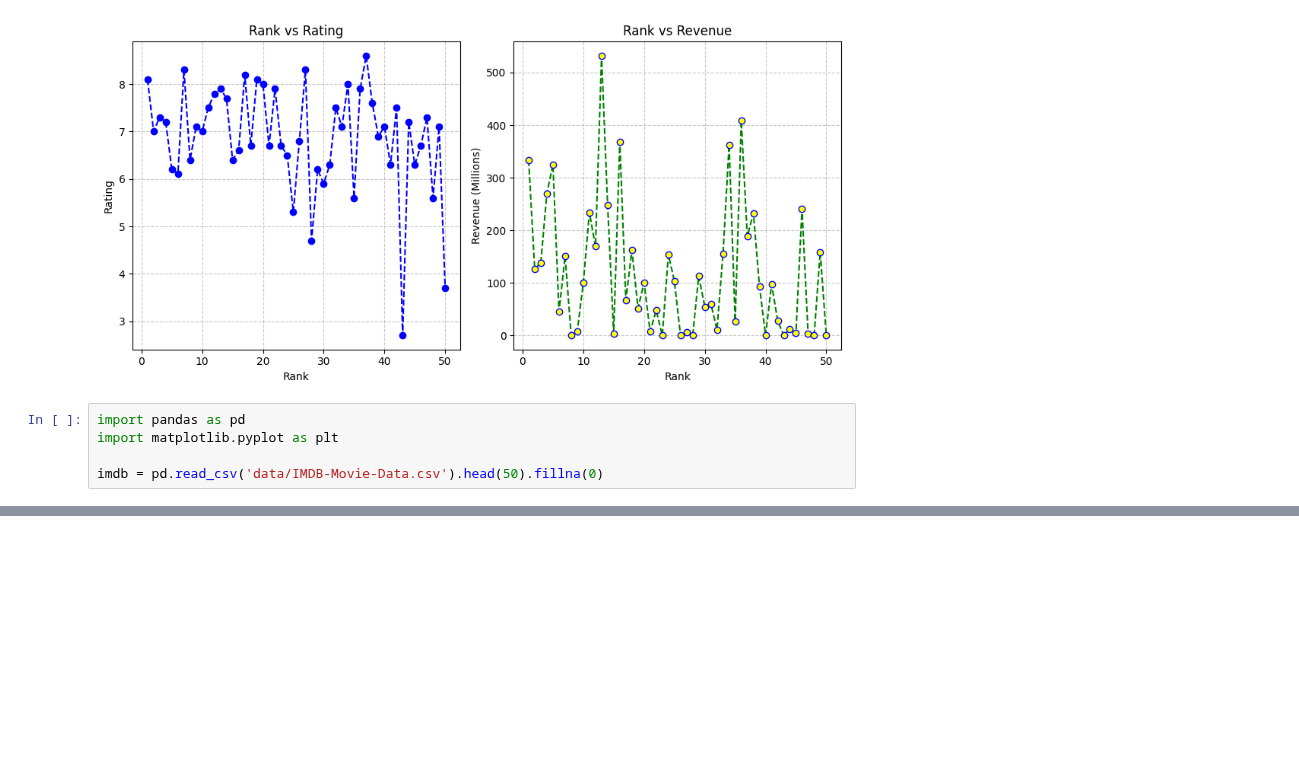
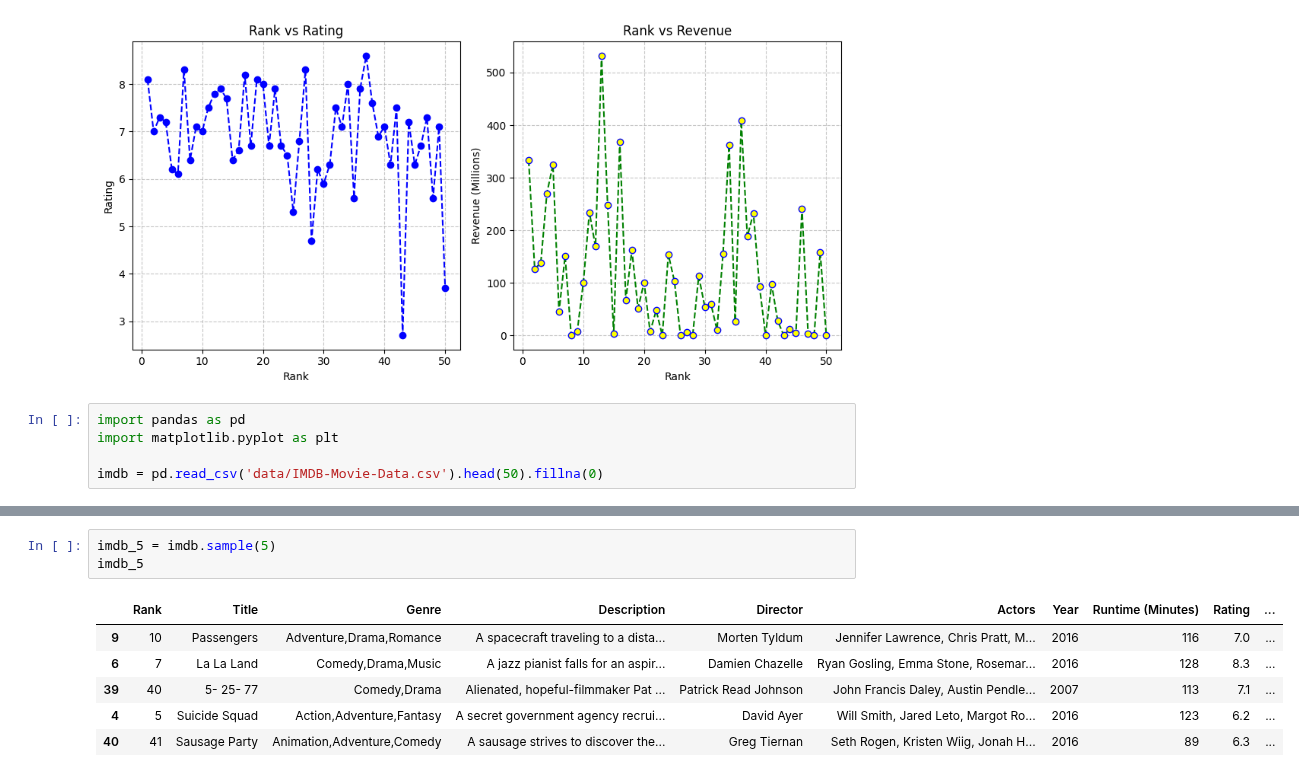
Before and after one commit to arashniroomand/MachineLearning, a Jupyter notebook: Practical_MasterClass/Matplotlib.ipynb, the cells around one changed output, grey strips where cells are left out. Cells and saved outputs as stored; diff of their text form; blank space fills up the shorter version.

```diff
--- a/Practical_MasterClass/Matplotlib.ipynb
+++ b/Practical_MasterClass/Matplotlib.ipynb
@@ -395,0 +397,10 @@ plt.show()
+# %%
+imdb_5 = imdb.sample(5)
+imdb_5
+# %% [output]
+|  | Rank | Title | Genre | Description | Director | Actors | Year | Runtime (Minutes) | Rating | ... |
+| 9 | 10 | Passengers | Adventure,Drama,Romance | A spacecraft traveling to a dista... | Morten Tyldum | Jennifer Lawrence, Chris Pratt, M... | 2016 | 116 | 7.0 | ... |
+| 6 | 7 | La La Land | Comedy,Drama,Music | A jazz pianist falls for an aspir... | Damien Chazelle | Ryan Gosling, Emma Stone, Rosemar... | 2016 | 128 | 8.3 | ... |
+| 39 | 40 | 5- 25- 77 | Comedy,Drama | Alienated, hopeful-filmmaker Pat ... | Patrick Read Johnson | John Francis Daley, Austin Pendle... | 2007 | 113 | 7.1 | ... |
+| 4 | 5 | Suicide Squad | Action,Adventure,Fantasy | A secret government agency recrui... | David Ayer | Will Smith, Jared Leto, Margot Ro... | 2016 | 123 | 6.2 | ... |
+| 40 | 41 | Sausage Party | Animation,Adventure,Comedy | A sausage strives to discover the... | Greg Tiernan | Seth Rogen, Kristen Wiig, Jonah H... | 2016 | 89 | 6.3 | ... |
```
Also changed, not shown: parts of 2 cells of this notebook.
